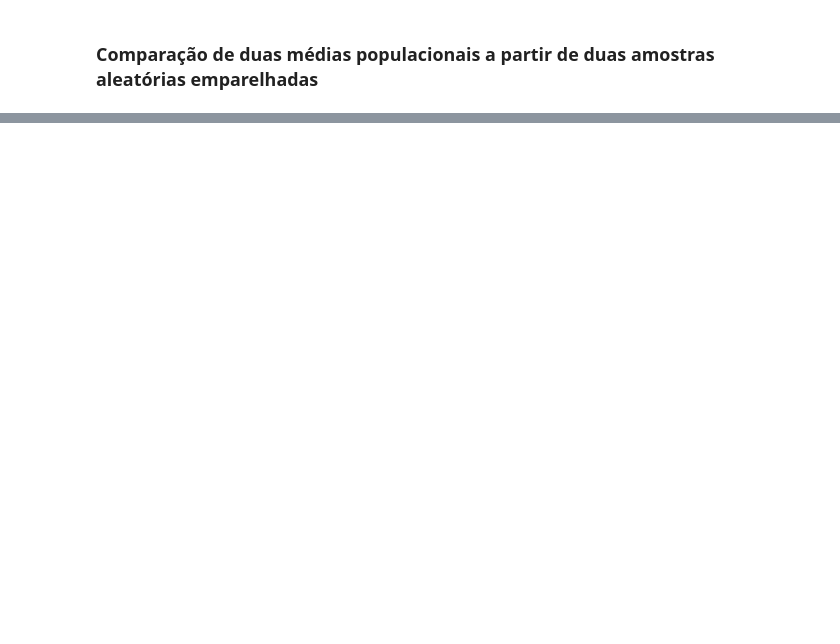
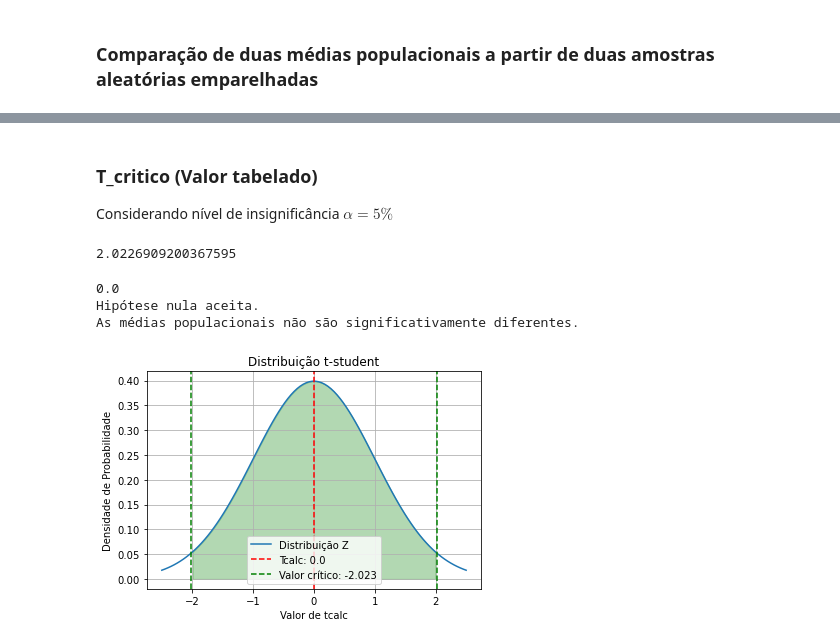
Before and after one commit to adriel1ft/inferencia-estatistica, a Jupyter notebook: Testes_de_Hipotese/t_student.ipynb, the cells around one changed output, grey strips where cells are left out. Drawn from its saved outputs; the diff is of its cells as text; code cells hidden in the pictures; blank space fills up the shorter version.

```diff
--- a/Testes_de_Hipotese/t_student.ipynb
+++ b/Testes_de_Hipotese/t_student.ipynb
@@ -228,4 +249,7 @@ df_emparelhado.head()
 # %%
 Sd = np.sqrt((df_emparelhado['(d_i - d_bar)^2'].sum())/(40-1))
 # %%
-Tcalc = (d_bar -( df_emparelhado['X_antes_i'].mean() - df_emparelhado['X_depois_i'].mean())) / (Sd/np.sqrt(40))
+def tcalc_emp(df, d_bar, Sd, n):
+    Tcalc = (d_bar -( df['X_antes_i'].mean() - df['X_depois_i'].mean())) / (Sd/np.sqrt(n))
+
+    return Tcalc
@@ -253,0 +260,17 @@ df = n - 1
+# %% [markdown]
+### T_critico (Valor tabelado)
+
+Considerando nível de insignificância $\alpha = 5\%$
+# %%
+def t_critic_emp(df):
+    n = len(df)
+
+    v= n-1
+
+    t_critico_emp = t_student_table[t_student_table['graus_liberdade'] == int(v)]['alpha = 0.05']
+
+    return t_critico_emp.values[0]
+# %%
+t_critic_emp(df_emparelhado)
+# %% [output]
+2.0226909200367595
@@ -253,0 +292,33 @@ df = n - 1
+# %%
+if verify_hipotese_emp(df_emparelhado,d_bar,Sd):
+    print('Hipótese nula aceita.')
+    print('As médias populacionais não são significativamente diferentes.')
+
+else:
+    print('Hipótese nula rejeitada')
+    print('As médias populacionais são significativamente diferentes.')
+# %% [output]
+0.0
+Hipótese nula aceita.
+As médias populacionais não são significativamente diferentes.
+# %%
+x = np.linspace(-2.5, 2.5, 100)
+y = norm.pdf(x)
+T_calc = tcalc_emp(df_emparelhado, d_bar, Sd, 40)
+T_crit =  t_critic_emp(df_emparelhado)
+regiao = (-T_crit,T_crit)
+
+# Plotando a distribuição Z
+plt.plot(x, y, label=f'Distribuição Z')
+plt.axvline(T_calc, color='red', linestyle='--', label=f'Tcalc: {T_calc}')
+plt.axvline(regiao[0], color='green', linestyle='--', label=f'Valor crítico: {regiao[0]:.3f}')
+plt.axvline(regiao[1], color='green', linestyle='--')
+plt.fill_between(x, 0, y, where=(x >= regiao[0]) & (x <= regiao[1]), color='green', alpha=0.3)
+plt.grid(True)
+plt.legend()
+plt.title('Distribuição t-student')
+plt.xlabel('Valor de tcalc')
+plt.ylabel('Densidade de Probabilidade')
+plt.show()
+# %% [output]
+[figure, added]
```
Also changed, not shown: parts of 29 cells of this notebook.
